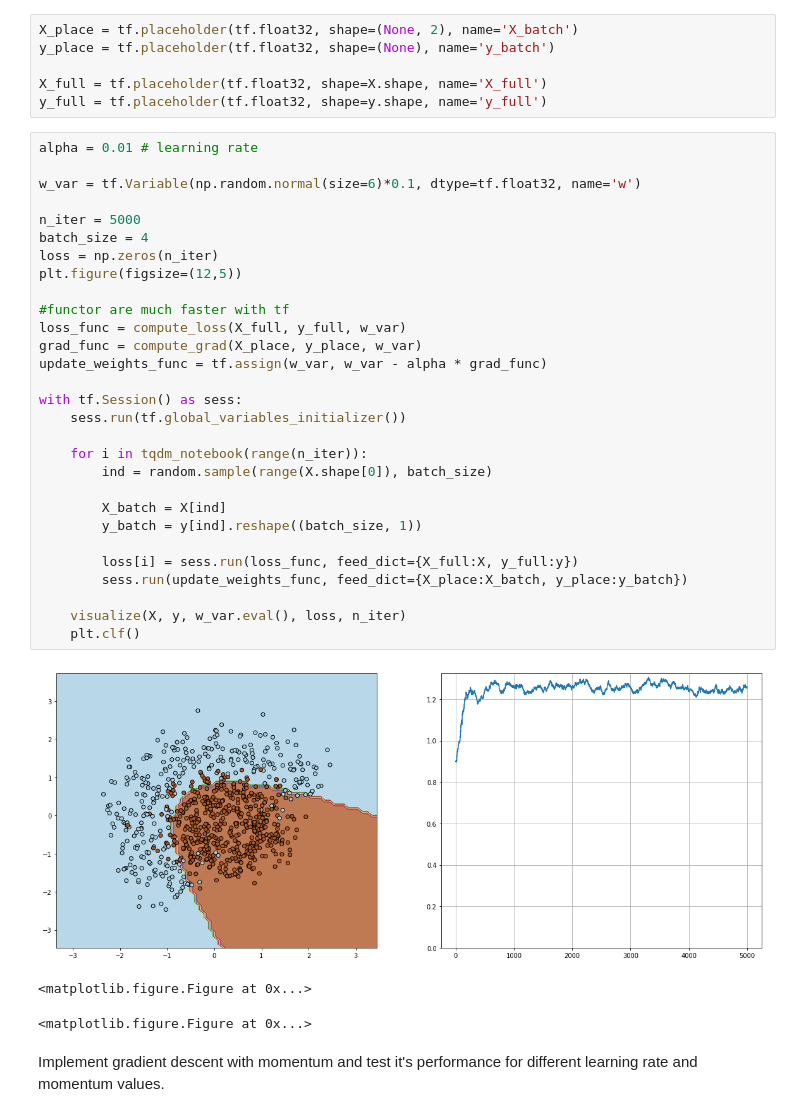
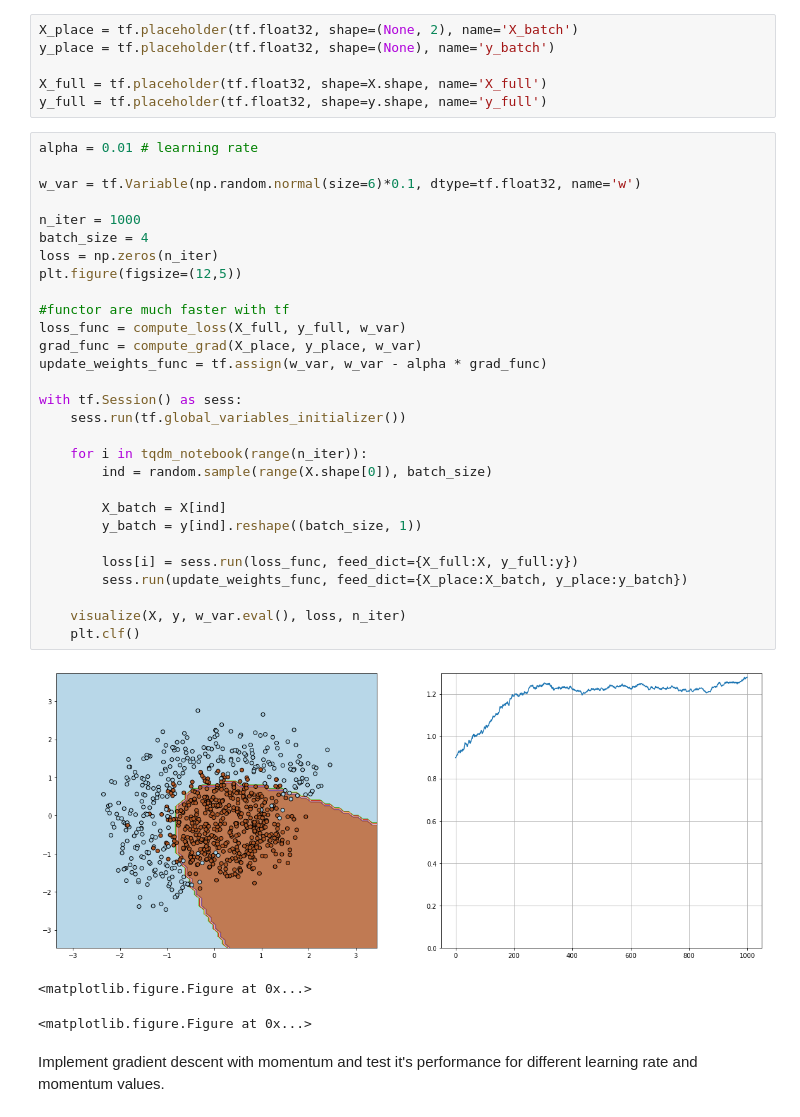
Before and after one commit to Rauf-Kurbanov/au_dl_course, a Jupyter notebook: seminar_2/task_1.ipynb, the cells around one changed output. Saved outputs shown, nothing was run; the diff lists cells and outputs as text.

```diff
--- a/seminar_2/task_1.ipynb
+++ b/seminar_2/task_1.ipynb
@@ -123,34 +123,34 @@ y_full = tf.placeholder(tf.float32, shape=y.shape, name='y_full')
 # %%
 alpha = 0.01 # learning rate
 
 w_var = tf.Variable(np.random.normal(size=6)*0.1, dtype=tf.float32, name='w')
 
-n_iter = 5000
+n_iter = 1000
 batch_size = 4
 loss = np.zeros(n_iter)
 plt.figure(figsize=(12,5))
 
 #functor are much faster with tf
 loss_func = compute_loss(X_full, y_full, w_var)
 grad_func = compute_grad(X_place, y_place, w_var)
 update_weights_func = tf.assign(w_var, w_var - alpha * grad_func)
 
 with tf.Session() as sess:
     sess.run(tf.global_variables_initializer())
 
     for i in tqdm_notebook(range(n_iter)):
         ind = random.sample(range(X.shape[0]), batch_size)
 
         X_batch = X[ind]
         y_batch = y[ind].reshape((batch_size, 1))
 
         loss[i] = sess.run(loss_func, feed_dict={X_full:X, y_full:y})
         sess.run(update_weights_func, feed_dict={X_place:X_batch, y_place:y_batch})
 
     visualize(X, y, w_var.eval(), loss, n_iter)
     plt.clf()
 # %% [output]
-[figure, old version]
+[figure, new version]
 <matplotlib.figure.Figure at 0x...>
 <matplotlib.figure.Figure at 0x...>
 # %% [markdown]
```
Also changed, not shown: parts of 5 cells of this notebook.
